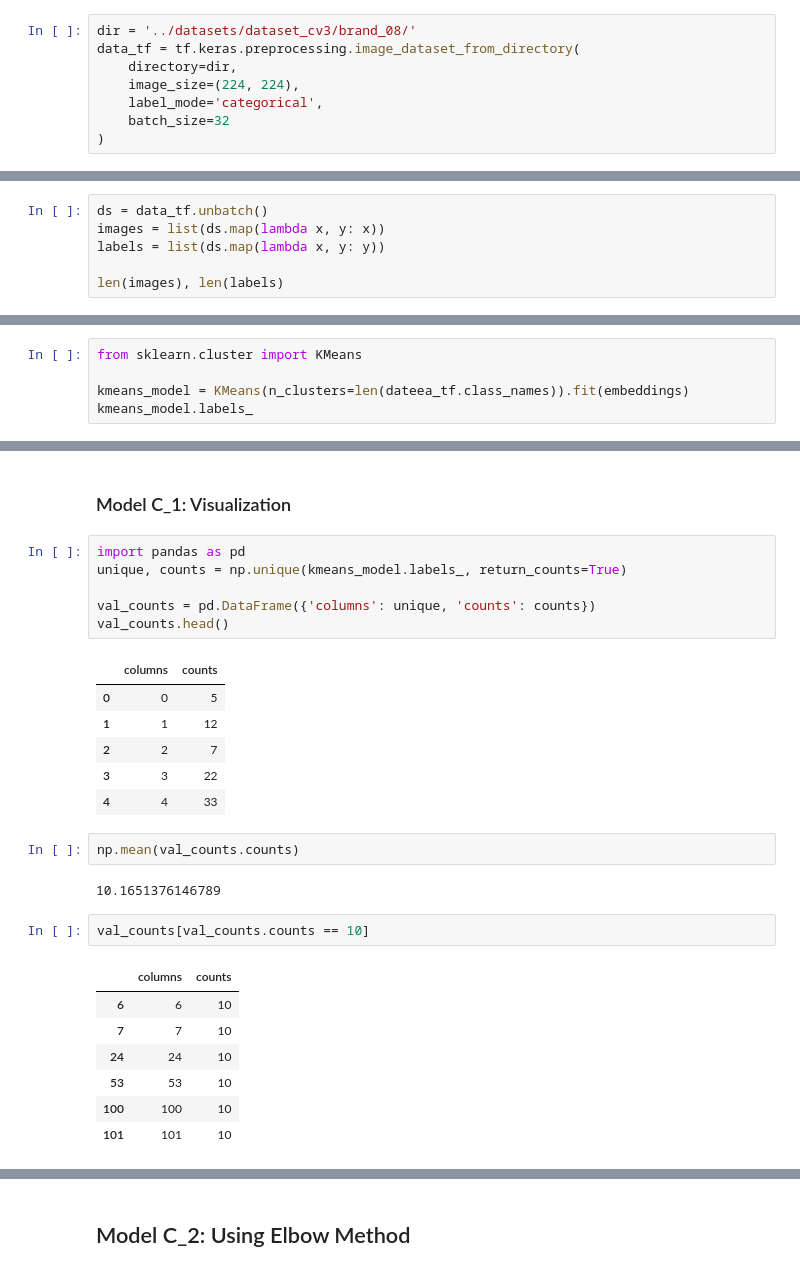
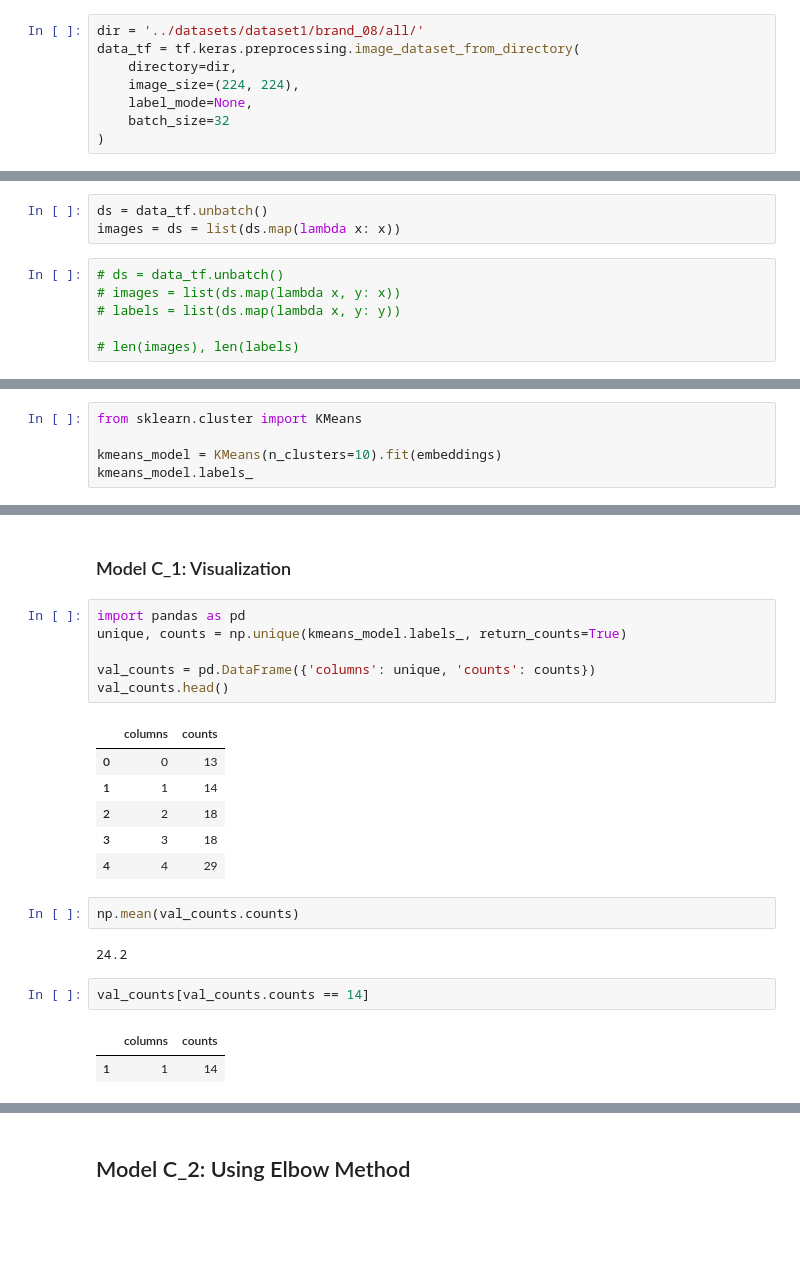
Before and after one commit to melihkacaman/SimilarProducts, a Jupyter notebook: notebooks/TransferLearning 1 - Clustering Approach .ipynb, the cells around one changed output, grey strips where cells are left out. Cells and saved outputs as stored; diff of their text form; blank space fills up the shorter version.

```diff
--- a/notebooks/TransferLearning 1 - Clustering Approach .ipynb
+++ b/notebooks/TransferLearning 1 - Clustering Approach .ipynb
@@ -40,11 +45,11 @@ res2.shape
 # %% [output]
 TensorShape([1, 1280])
 # %%
-dir = '../datasets/dataset_cv3/brand_08/'
+dir = '../datasets/dataset1/brand_08/all/'
 data_tf = tf.keras.preprocessing.image_dataset_from_directory(
     directory=dir,
     image_size=(224, 224),
-    label_mode='categorical',
+    label_mode=None,
     batch_size=32
 )
 # %% [output]
@@ -52,8 +57,11 @@ Found 1108 files belonging to 109 classes.
 # %% [markdown]
 - Embeddings shapes are correct, so we can move on with tensorflow batch-dataset.
+# %%
+ds = data_tf.unbatch()
+images = ds = list(ds.map(lambda x: x))
 # %%
-ds = data_tf.unbatch()
-images = list(ds.map(lambda x, y: x))
-labels = list(ds.map(lambda x, y: y))
+# ds = data_tf.unbatch()
+# images = list(ds.map(lambda x, y: x))
+# labels = list(ds.map(lambda x, y: y))
 
-len(images), len(labels)
+# len(images), len(labels)
@@ -96,6 +93,6 @@ images.shape, labels.shape, embeddings.shape
 # %%
 from sklearn.cluster import KMeans
 
-kmeans_model = KMeans(n_clusters=len(dateea_tf.class_names)).fit(embeddings)
+kmeans_model = KMeans(n_clusters=10).fit(embeddings)
 kmeans_model.labels_
 # %% [output]
@@ -126,25 +129,20 @@ val_counts = pd.DataFrame({'columns': unique, 'counts': counts})
 val_counts.head()
 # %% [output]
 |  | columns | counts |
-| 0 | 0 | 5 |
-| 1 | 1 | 12 |
-| 2 | 2 | 7 |
-| 3 | 3 | 22 |
-| 4 | 4 | 33 |
+| 0 | 0 | 13 |
+| 1 | 1 | 14 |
+| 2 | 2 | 18 |
+| 3 | 3 | 18 |
+| 4 | 4 | 29 |
 # %%
 np.mean(val_counts.counts)
 # %% [output]
-10.1651376146789
+24.2
 # %%
-val_counts[val_counts.counts == 10]
+val_counts[val_counts.counts == 14]
 # %% [output]
 |  | columns | counts |
-| 6 | 6 | 10 |
-| 7 | 7 | 10 |
-| 24 | 24 | 10 |
-| 53 | 53 | 10 |
-| 100 | 100 | 10 |
-| 101 | 101 | 10 |
+| 1 | 1 | 14 |
 # %%
 clustering_result = pd.DataFrame({'cluster':kmeans_model.labels_})
 clustering_result.head()
```
Also changed, not shown: parts of 18 cells of this notebook.
